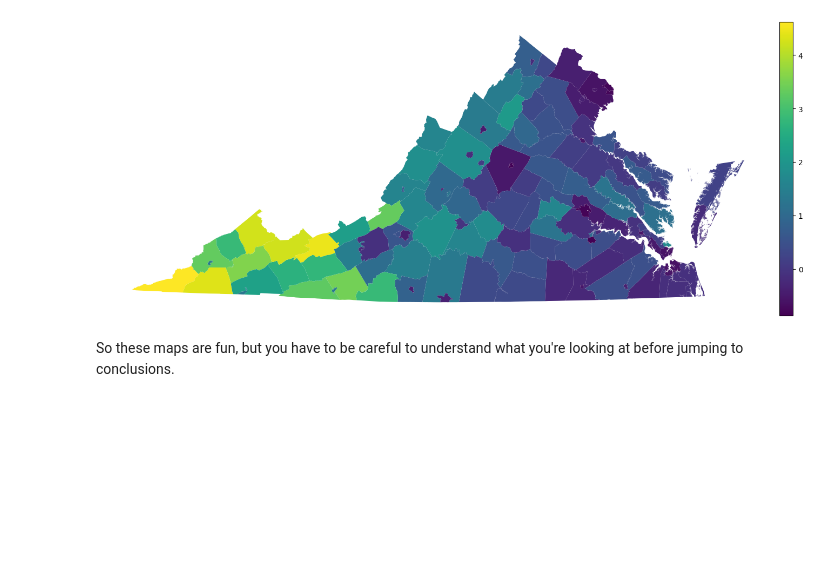
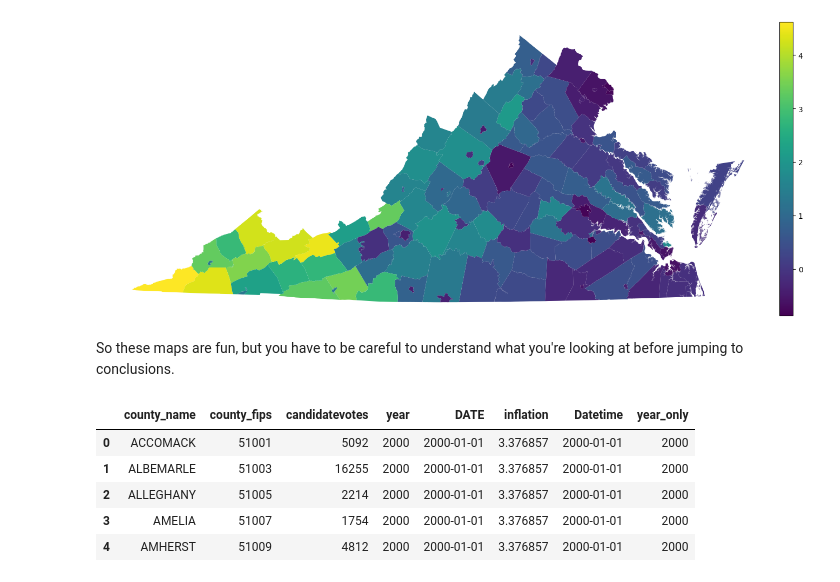
Before and after one commit to ashleyr05/project_voting, a Jupyter notebook: va_voting.ipynb, the cells around one changed output. Drawn from its saved outputs; the diff is of its cells as text; code cells hidden in the pictures; blank space fills up the shorter version.

```diff
--- a/va_voting.ipynb
+++ b/va_voting.ipynb
@@ -437,0 +445,10 @@ from sklearn.ensemble import RandomForestRegressor
+# %%
+#sanity check
+X_matrix.head()
+# %% [output]
+|  | county_name | county_fips | candidatevotes | year | DATE | inflation | Datetime | year_only |
+| 0 | ACCOMACK | 51001 | 5092 | 2000 | 2000-01-01 | 3.376857 | 2000-01-01 | 2000 |
+| 1 | ALBEMARLE | 51003 | 16255 | 2000 | 2000-01-01 | 3.376857 | 2000-01-01 | 2000 |
+| 2 | ALLEGHANY | 51005 | 2214 | 2000 | 2000-01-01 | 3.376857 | 2000-01-01 | 2000 |
+| 3 | AMELIA | 51007 | 1754 | 2000 | 2000-01-01 | 3.376857 | 2000-01-01 | 2000 |
+| 4 | AMHERST | 51009 | 4812 | 2000 | 2000-01-01 | 3.376857 | 2000-01-01 | 2000 |
```
Also changed, not shown: parts of 8 cells of this notebook.
